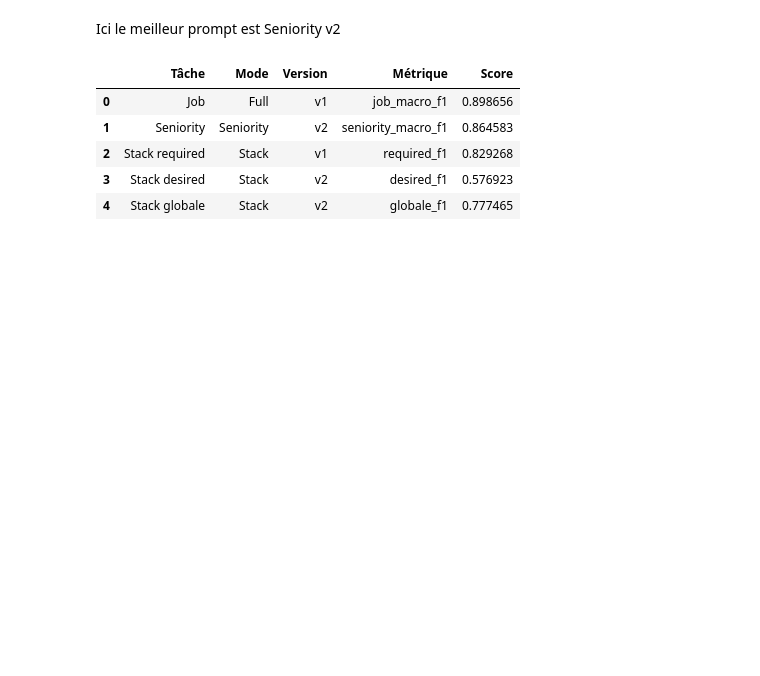
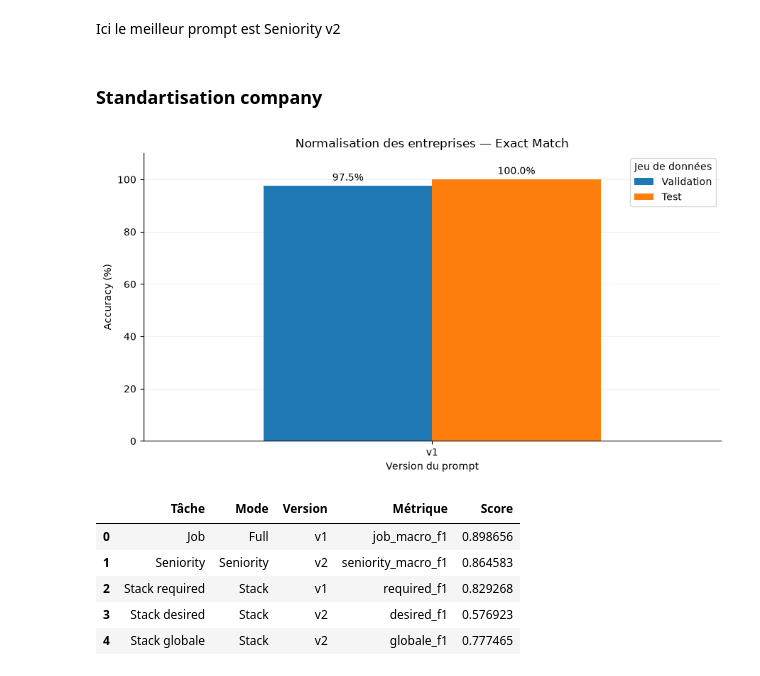
Before and after one commit to sebastiannati/Job-Market-Intelligence, a Jupyter notebook: Performances_analysis.ipynb, the cells around one changed output. Saved outputs shown, nothing was run; the diff lists cells and outputs as text; code cells hidden in the pictures; blank space fills up the shorter version.

```diff
--- a/Performances_analysis.ipynb
+++ b/Performances_analysis.ipynb
@@ -192,6 +180,57 @@ plt.show()
 [figure]
 # %% [markdown]
 Ici le meilleur prompt est Seniority v2
+# %% [markdown]
+### Standartisation company
+# %%
+# Comparer les scores Company déjà calculés sur validation et test.
+company_scores = []
+
+for split in ["val", "test"]:
+    path = Path("src/transformation/evaluation_llm") / split / f"results_{split}_company.csv"
+    if not path.exists():
+        raise FileNotFoundError(f"Fichier de scores manquant : {path}")
+
+    scores = pd.read_csv(path)
+    scores = scores.loc[scores["status"].eq("OK")].copy() if "status" in scores.columns else scores.copy()
+    scores["dataset"] = "Validation" if split == "val" else "Test"
+    company_scores.append(scores)
+
+company_df = pd.concat(company_scores, ignore_index=True)
+if company_df.empty:
+    raise ValueError("Aucun score Company valide trouvé dans les fichiers CSV.")
+
+# Une barre par jeu de données et par version du prompt.
+accuracy_comparison = company_df.pivot_table(
+    index="version", columns="dataset", values="accuracy", aggfunc="first"
+)
+accuracy_comparison = accuracy_comparison.reindex(columns=["Validation", "Test"])
+accuracy_comparison = accuracy_comparison.sort_index(
+    key=lambda s: s.str.extract(r"v(\d+)")[0].astype(int)
+)
+
+ax = accuracy_comparison.mul(100).plot(
+    kind="bar", figsize=(9, 5), width=0.7, rot=0
+)
+for container in ax.containers:
+    ax.bar_label(container, fmt="%.1f%%", padding=3)
+
+ax.set_title("Normalisation des entreprises — Exact Match")
+ax.set_xlabel("Version du prompt")
+ax.set_ylabel("Accuracy (%)")
+ax.set_ylim(0, 110)
+ax.legend(title="Jeu de données")
+ax.grid(axis="y", alpha=0.2)
+ax.set_axisbelow(True)
+ax.spines[["top", "right"]].set_visible(False)
+plt.tight_layout()
+
+assets_dir = Path("src/transformation/evaluation_llm/assets")
+assets_dir.mkdir(parents=True, exist_ok=True)
+plt.savefig(assets_dir / "company_results.png", bbox_inches="tight")
+plt.show()
+# %% [output]
+[figure, added]
 # %%
 
 tasks = {
```
Also changed, not shown: parts of 5 cells of this notebook, 9 other files.
